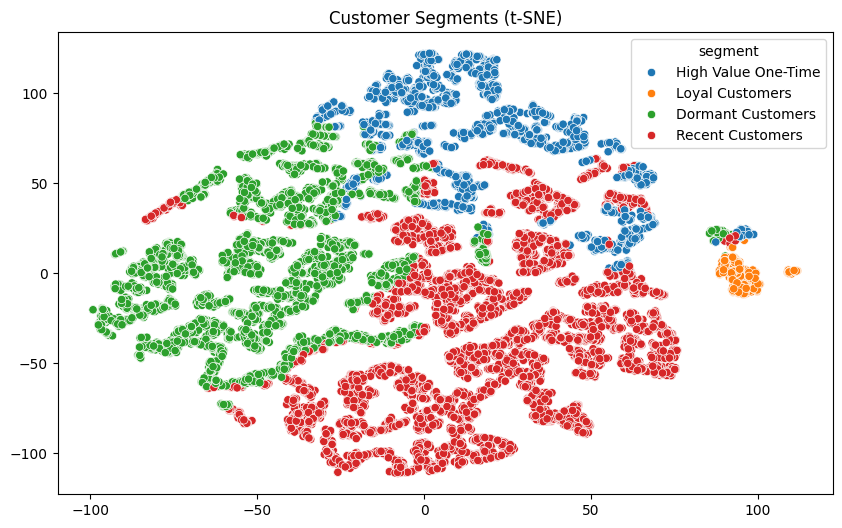
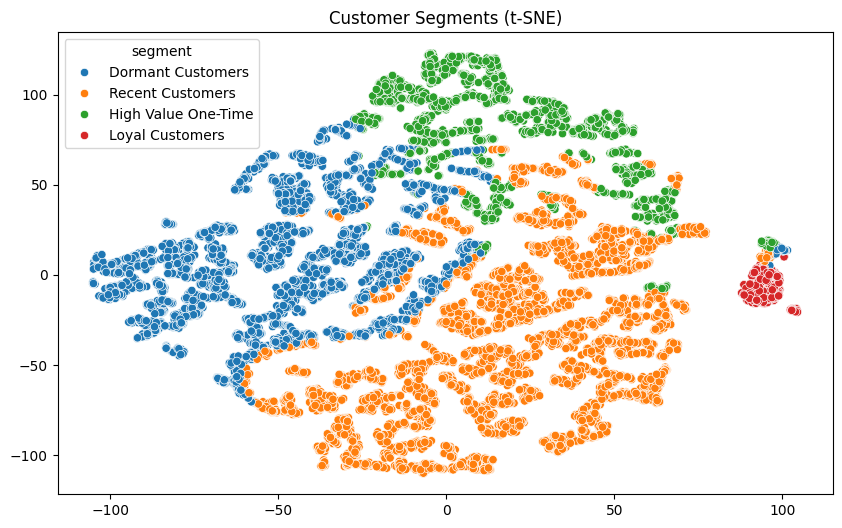
The notebook cell's code change between the first figure and the second:
--- before
+++ after
@@ -9,3 +9,8 @@
 
 plt.title("Customer Segments (t-SNE)")
+
+plt.savefig(
+    r"C:\Professional_project\Churn_and_Marketing_Analytics\Images\customer_segments_classification.png",
+    bbox_inches="tight")
+
 plt.show()

Commit: add images